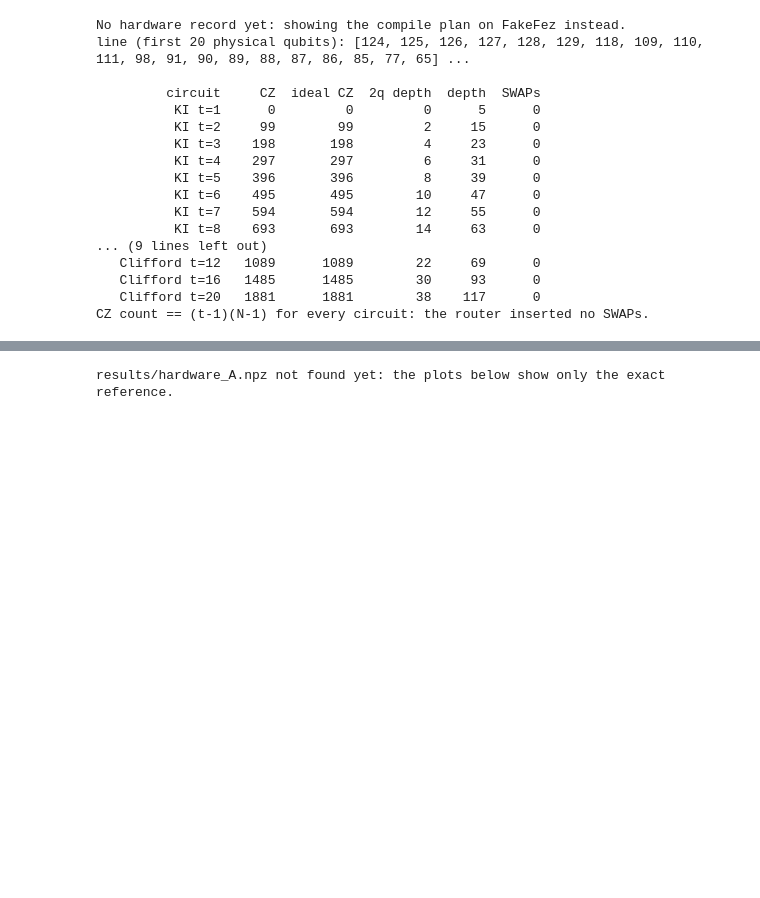
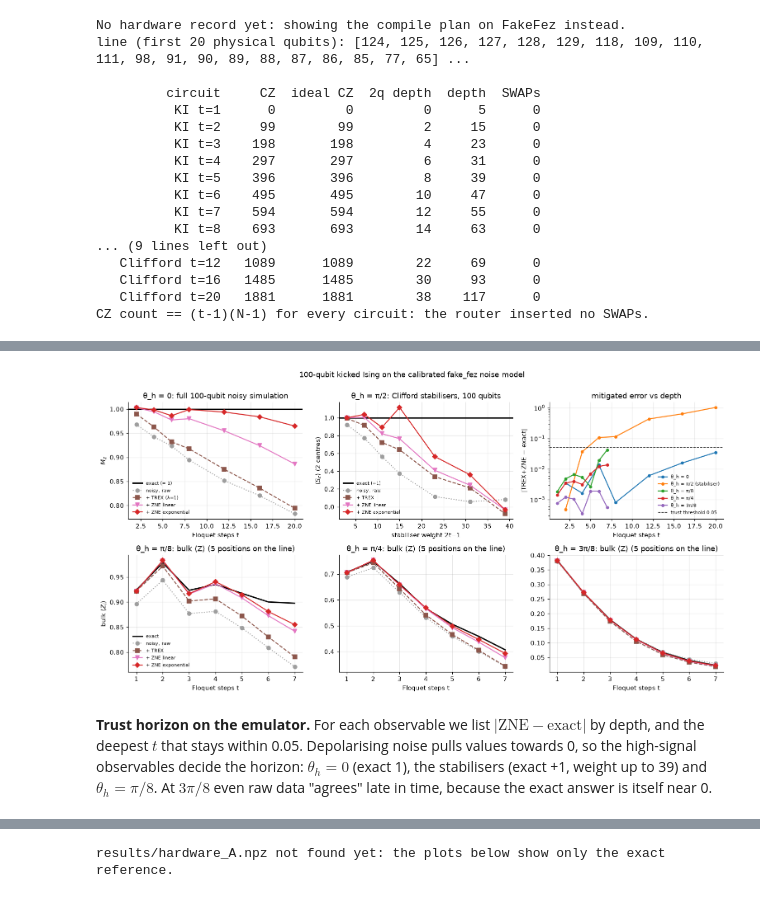
Before and after one commit to wireshark10/IBM-Qiskit-Hackathon, a Jupyter notebook: track3_dynamics_under_noise.ipynb, the cells around one changed output, grey strips where cells are left out. Drawn from its saved outputs; the diff is of its cells as text; code cells hidden in the pictures; blank space fills up the shorter version.

Commit message:
Advanced analysis on calibrated 100-qubit noise model; final figures, README, slides

```diff
--- a/track3_dynamics_under_noise.ipynb
+++ b/track3_dynamics_under_noise.ipynb
@@ -680,0 +696,57 @@ CZ count == (t-1)(N-1) for every circuit: the router inserted no SWAPs.
+# %%
+emu = {k: json.load(open(RESULTS / f"emu_{k}.json")) for k in ("z0", "stab", "windows") if (RESULTS / f"emu_{k}.json").exists()}
+F = np.array([1, 3, 5])
+def zne(stack, kind="exponential"):
+    return il.extrapolate_zero(F, np.asarray(stack, float), kind)
+
+fig, axes = plt.subplots(2, 3, figsize=(14, 7.2))
+emu_dev = {}
+if "z0" in emu:
+    e = emu["z0"]; nt = min(len(e["trex"][str(f)]) for f in F); t = np.array(e["t"][:nt])
+    st = np.array([e["trex"][str(f)][:nt] for f in F]); e = {**e, "raw": e["raw"][:nt]}
+    ax = axes[0, 0]
+    ax.axhline(1, color=COL["exact"], lw=2, label="exact (= 1)")
+    ax.plot(t, e["raw"], "o:", color=COL["raw"], label="noisy, raw")
+    ax.plot(t, st[0], "s--", color=COL["trex"], label="+ TREX (λ=1)")
+    ax.plot(t, zne(st, "linear"), "v-", color="#e377c2", label="+ ZNE linear")
+    ax.plot(t, zne(st), "D-", color=COL["zne"], label="+ ZNE exponential")
+    ax.set_title("θ_h = 0: full 100-qubit noisy simulation"); ax.set_xlabel("Floquet steps t"); ax.set_ylabel("$M_z$")
+    ax.legend(fontsize=7.5); emu_dev["0"] = (t, np.abs(zne(st) - 1))
+if "stab" in emu:
+    e = emu["stab"]; nt = min(len(e["trex"][str(f)]) for f in F)
+    w = np.array(e["weights"][:nt]).mean(1); st = np.array([e["trex"][str(f)][:nt] for f in F]).mean(-1)
+    e = {**e, "raw": e["raw"][:nt], "t": e["t"][:nt]}
+    ax = axes[0, 1]
+    ax.axhline(1, color=COL["exact"], lw=2, label="exact (+1)")
+    ax.plot(w, np.array(e["raw"]).mean(1), "o:", color=COL["raw"], label="noisy, raw")
+    ax.plot(w, st[0], "s--", color=COL["trex"], label="+ TREX")
+    ax.plot(w, zne(st, "linear"), "v-", color="#e377c2", label="+ ZNE linear")
+    ax.plot(w, zne(st), "D-", color=COL["zne"], label="+ ZNE exponential")
+    ax.set_title("θ_h = π/2: Clifford stabilisers, 100 qubits"); ax.set_xlabel("stabiliser weight 2t−1")
+    ax.set_ylabel(r"$\langle S_c\rangle$ (2 centres)"); ax.legend(fontsize=7.5)
+    emu_dev["π/2 (stabiliser)"] = (np.array(e["t"]), np.abs(zne(st) - 1))
+if "windows" in emu:
+    e = emu["windows"]; nt = min(len(e["trex"][str(f)]) for f in F); t = np.array(e["t"][:nt]); labs = ["π/8", "π/4", "3π/8"]
+    raw = np.array(e["raw"][:nt]); st = np.array([e["trex"][str(f)][:nt] for f in F])   # (F, t, theta)
+    for a, (ax, lab) in enumerate(zip(axes[1], labs)):
+        ex = np.array([il.free_fermion_profile(N_KI, int(tt), TH[lab])[0][N_KI // 2] for tt in t])
+        ax.plot(t, ex, "-", color=COL["exact"], lw=2, label="exact")
+        ax.plot(t, raw[:, a], "o:", color=COL["raw"], label="noisy, raw")
+        ax.plot(t, st[0, :, a], "s--", color=COL["trex"], label="+ TREX")
+        ax.plot(t, zne(st[:, :, a], "linear"), "v-", color="#e377c2", label="+ ZNE linear")
+        ax.plot(t, zne(st[:, :, a]), "D-", color=COL["zne"], label="+ ZNE exponential")
+        ax.set_title(f"θ_h = {lab}: bulk ⟨Z⟩ (5 positions on the line)"); ax.set_xlabel("Floquet steps t")
+        emu_dev[lab] = (t, np.abs(zne(st[:, :, a]) - ex))
+    axes[1, 0].set_ylabel(r"bulk $\langle Z_i\rangle$"); axes[1, 0].legend(fontsize=7.5)
+ax = axes[0, 2]                                   # residuals: the trust horizon at a glance
+for lab, (t_, d_) in emu_dev.items():
+    ax.semilogy(t_, np.maximum(d_, 1e-4), "o-", ms=4, label=f"θ_h = {lab}")
+ax.axhline(0.05, color="k", ls="--", lw=1, label="trust threshold 0.05")
+ax.set_xlabel("Floquet steps t"); ax.set_ylabel("|TREX+ZNE − exact|"); ax.set_title("mitigated error vs depth")
+ax.legend(fontsize=7)
+plt.suptitle(f"100-qubit kicked Ising on the calibrated {emu.get('z0', emu.get('windows', {})).get('backend', 'FakeFez')} noise model", y=1.0)
+plt.tight_layout(); savefig("a6_emulation"); plt.show()
+# %% [output]
+[figure, added]
+# %% [markdown]
+**Trust horizon on the emulator.** For each observable we list $|\text{ZNE}-\text{exact}|$ by depth, and the deepest $t$ that stays within 0.05. Depolarising noise pulls values towards 0, so the high-signal observables decide the horizon: $\theta_h=0$ (exact 1), the stabilisers (exact +1, weight up to 39) and $\theta_h=\pi/8$. At $3\pi/8$ even raw data "agrees" late in time, because the exact answer is itself near 0.
```
Also changed, not shown: parts of 15 cells of this notebook, 16 other files.
